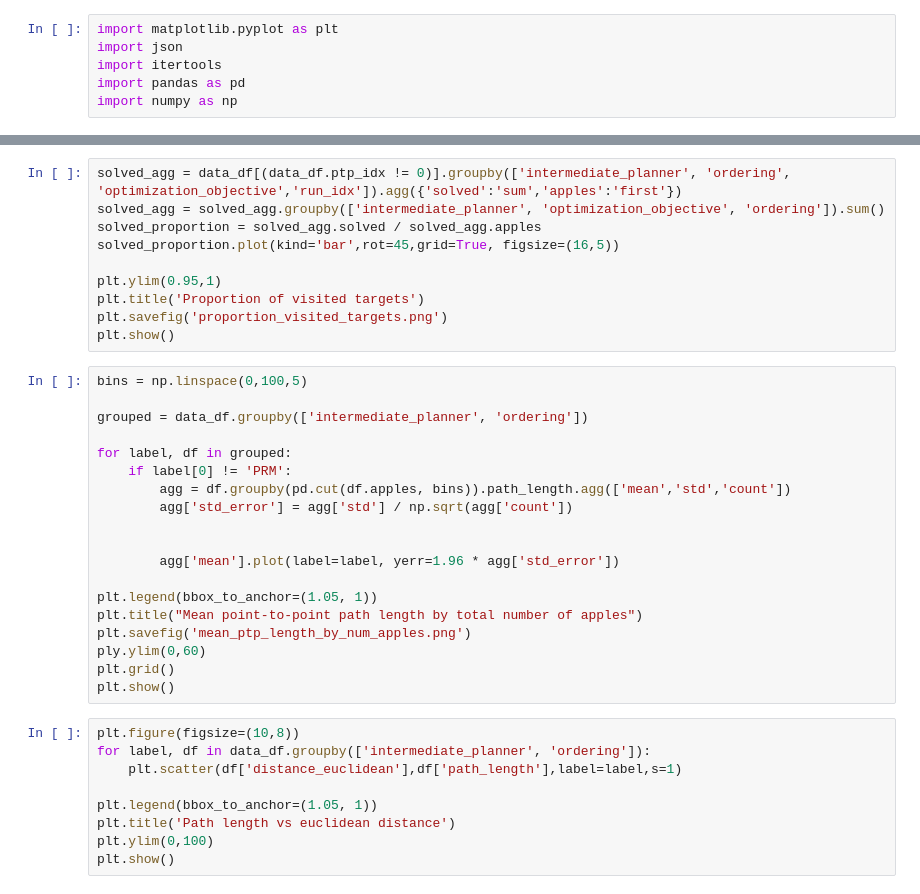
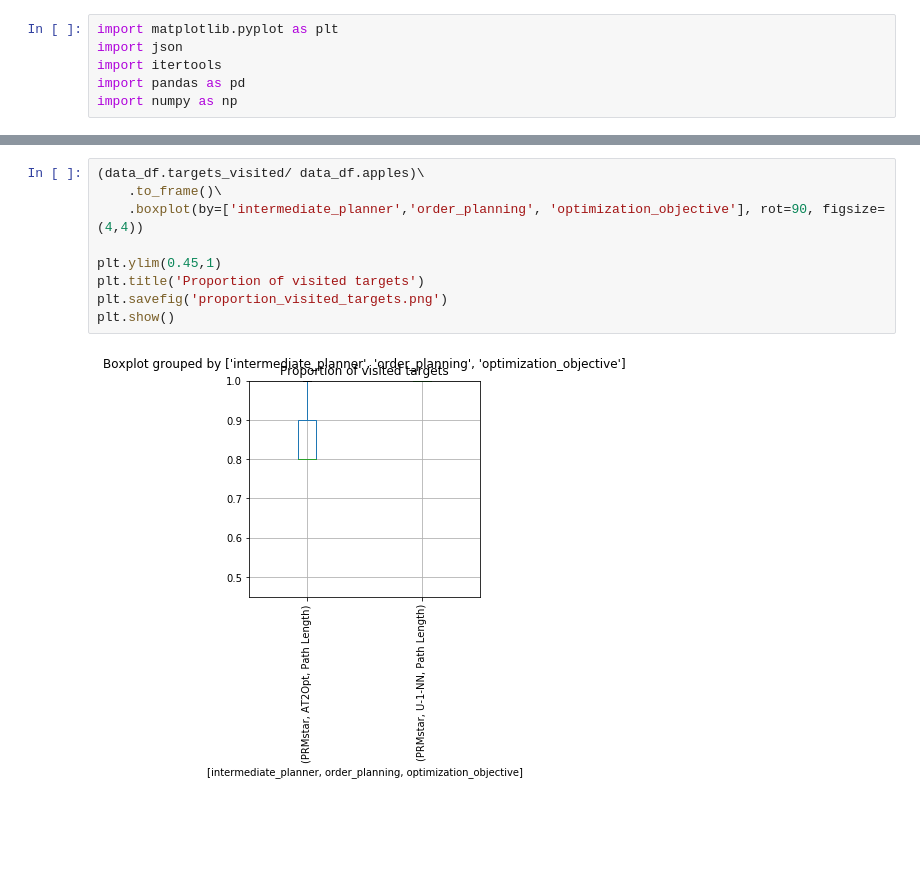
Before and after one commit to werner291/Multigoal-Orchard-Drone-Planning-Library, a Jupyter notebook: analysis/Performance Analysis.ipynb, the cells around one changed output, grey strips where cells are left out. Cells and saved outputs as stored; diff of their text form; blank space fills up the shorter version.

```diff
--- a/analysis/Performance Analysis.ipynb
+++ b/analysis/Performance Analysis.ipynb
@@ -45,38 +57,11 @@ plt.show()
 # %%
-solved_agg = data_df[(data_df.ptp_idx != 0)].groupby(['intermediate_planner', 'ordering', 'optimization_objective','run_idx']).agg({'solved':'sum','apples':'first'})
-solved_agg = solved_agg.groupby(['intermediate_planner', 'optimization_objective', 'ordering']).sum()
-solved_proportion = solved_agg.solved / solved_agg.apples
-solved_proportion.plot(kind='bar',rot=45,grid=True, figsize=(16,5))
+(data_df.targets_visited/ data_df.apples)\
+    .to_frame()\
+    .boxplot(by=['intermediate_planner','order_planning', 'optimization_objective'], rot=90, figsize=(4,4))
 
-plt.ylim(0.95,1)
+plt.ylim(0.45,1)
 plt.title('Proportion of visited targets')
 plt.savefig('proportion_visited_targets.png')
 plt.show()
+# %% [output]
+[figure, added]
-# %%
-bins = np.linspace(0,100,5)
-
-grouped = data_df.groupby(['intermediate_planner', 'ordering'])
-
-for label, df in grouped:
-    if label[0] != 'PRM':
-        agg = df.groupby(pd.cut(df.apples, bins)).path_length.agg(['mean','std','count'])
-        agg['std_error'] = agg['std'] / np.sqrt(agg['count'])
-
-
-        agg['mean'].plot(label=label, yerr=1.96 * agg['std_error'])
-
-plt.legend(bbox_to_anchor=(1.05, 1))
-plt.title("Mean point-to-point path length by total number of apples")
-plt.savefig('mean_ptp_length_by_num_apples.png')
-ply.ylim(0,60)
-plt.grid()
-plt.show()
-# %%
-plt.figure(figsize=(10,8))
-for label, df in data_df.groupby(['intermediate_planner', 'ordering']):
-    plt.scatter(df['distance_euclidean'],df['path_length'],label=label,s=1)
-
-plt.legend(bbox_to_anchor=(1.05, 1))
-plt.title('Path length vs euclidean distance')
-plt.ylim(0,100)
-plt.show()
```
Also changed, not shown: parts of 6 cells of this notebook, 5 other files.
